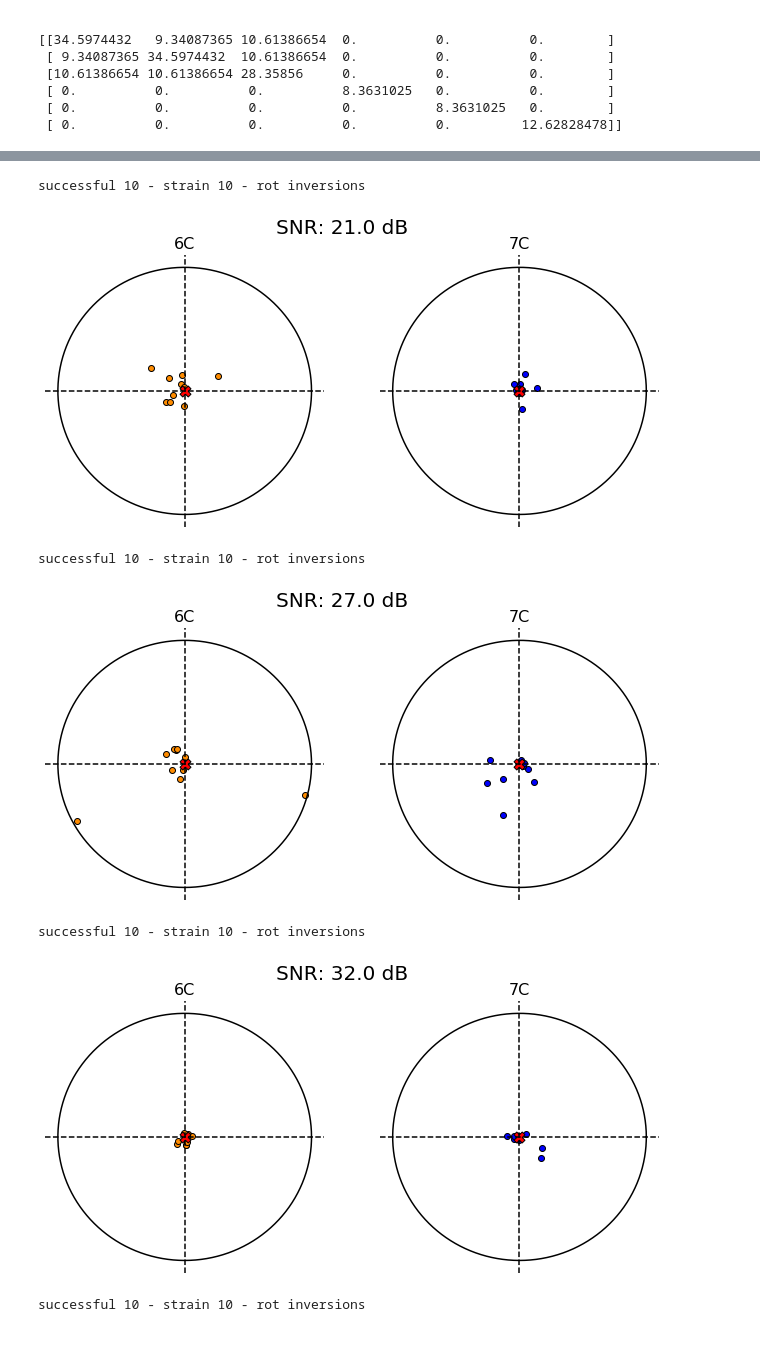
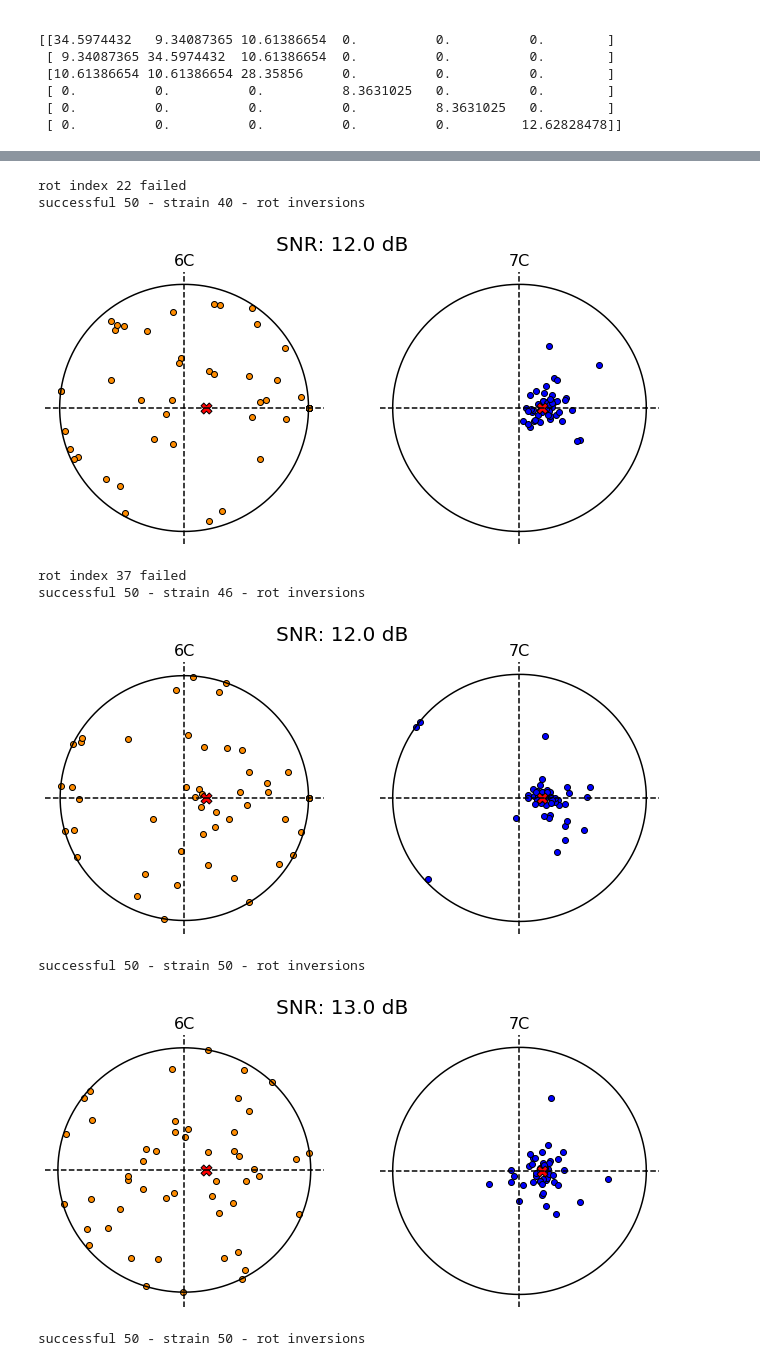
Before and after one commit to sebnoe/anisotropy, a Jupyter notebook: notebooks/Create_figures.ipynb, the cells around one changed output, grey strips where cells are left out. Drawn from its saved outputs; the diff is of its cells as text; code cells hidden in the pictures.

```diff
--- a/notebooks/Create_figures.ipynb
+++ b/notebooks/Create_figures.ipynb
@@ -274,0 +309,26 @@ mesaverde clayshale
+# %%
+N = 720
+thetax = np.linspace(0.,np.pi/2,N)
+nus = np.zeros((N,3))
+for idir in range(N):
+    nus[idir,0] = np.sin(thetax[idir])
+    nus[idir,2] = np.cos(thetax[idir])
+
+splitting = np.zeros((len(medium),N))
+curlamp = np.zeros((len(medium),N))
+## positive if SH is quicker, negative it is SV
+for i in range(len(medium)):
+    C, density = get_specific_VTI(medium[i])
+    gammas = get_gamma(nus,C)
+    for idir in range(N):
+        vel,v = get_eigenvals(gammas[idir], density)
+        if abs(v[1,np.argmin(vel)]) > v[0,np.argmin(vel)]**2+v[2,np.argmin(vel)]**2: # identify SH
+            V_S = np.sqrt((2*np.median(vel)**2+min(vel)**2)/3.)
+            splitting[i,idir] = (min(vel) - np.median(vel))/V_S
+        else:
+            V_S = np.sqrt((2*min(vel)**2+np.median(vel)**2)/3.)
+            splitting[i,idir] = (np.median(vel)-min(vel))/V_S
+        alpha = np.arccos(np.dot(v[:,np.argmax(vel)],nus[idir,:]))
+        if alpha >np.pi/2:
+            alpha = np.pi-alpha
+        curlamp[i,idir] = alpha*180/np.pi #/max(vel)
@@ -2281,15 +2373,15 @@ density = 2500
 # %%
 f = 15.
 fs = 100.
-Ndb = 10
+Ndb = 61
 SNR_dB_u = np.linspace(10.,60.,Ndb)
 SNR_dB_r = np.linspace(10.,60.,Ndb)
 SNR_dB_s = np.linspace(10.,60.,Ndb)
 N = 25
-Ninv = 10
+Ninv = 50
 
 ang1 = 0.
-ang2 = 0.
+ang2 = 10.
 ang3 = 0.
 
 C = rotate_C(C,1,ang1)
@@ -2434,6 +2526,6 @@ for idb in range(Ndb):
     ax[0].set_title('6C',fontsize=16)
     ax[0].set_axis_off()
     fig.suptitle('SNR: '+str(round(SNR_dB_u[idb],0))+' dB',fontsize=20)
-    #plt.savefig('bedding_Taylorsandstone_'+str(round(SNR_dB_u[idb],0))+'_2.png')
+    plt.savefig('bedding_Taylorsandstone_'+str(round(SNR_dB_u[idb],0))+'_2.png')
     plt.show()
 # %% [output]
@@ -2444,7 +2538,9 @@ successful 10 - strain 10 - rot inversions
-successful 10 - strain 10 - rot inversions
+rot index 22 failed
+successful 50 - strain 40 - rot inversions
-[figure, old version]
+[figure, new version]
-successful 10 - strain 10 - rot inversions
+rot index 37 failed
+successful 50 - strain 46 - rot inversions
-[figure, old version]
+[figure, new version]
-successful 10 - strain 10 - rot inversions
+successful 50 - strain 50 - rot inversions
-[figure, old version]
+[figure, new version]
-successful 10 - strain 10 - rot inversions
+successful 50 - strain 50 - rot inversions
```
Also changed, not shown: parts of 10 cells of this notebook.
